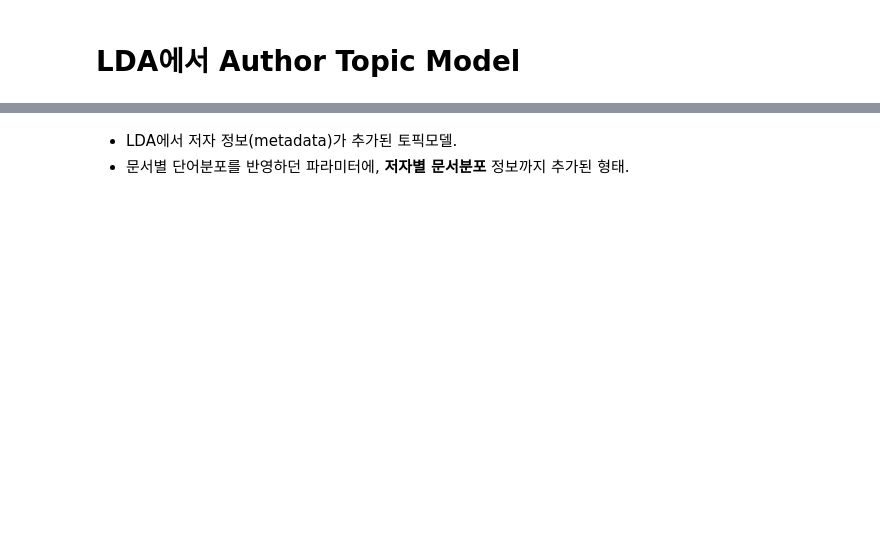
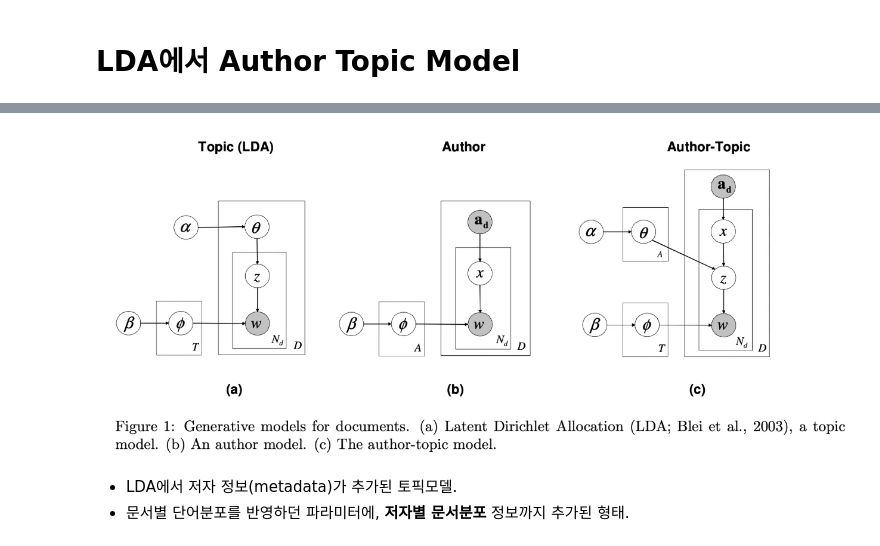
Before and after one commit to woosa7/nbcc_projects, a Jupyter notebook: ML/KoNLPy/11_AuthorTopicModel을 이용한 사용자별대화분석.ipynb, the cells around one changed output, grey strips where cells are left out. Cells and saved outputs as stored; diff of their text form; code cells hidden in the pictures; blank space fills up the shorter version.

```diff
--- a/ML/KoNLPy/11_AuthorTopicModel을 이용한 사용자별대화분석.ipynb
+++ b/ML/KoNLPy/11_AuthorTopicModel을 이용한 사용자별대화분석.ipynb
@@ -5,3 +5,7 @@
+# %%
+Image(filename='data/atm_fig.jpg')
+# %% [output]
+[figure, added]
 # %% [markdown]
 * LDA에서 저자 정보(metadata)가 추가된 토픽모델.
 * 문서별 단어분포를 반영하던 파라미터에, <b>저자별 문서분포</b> 정보까지 추가된 형태.
```
Also changed, not shown: parts of 4 cells of this notebook.
